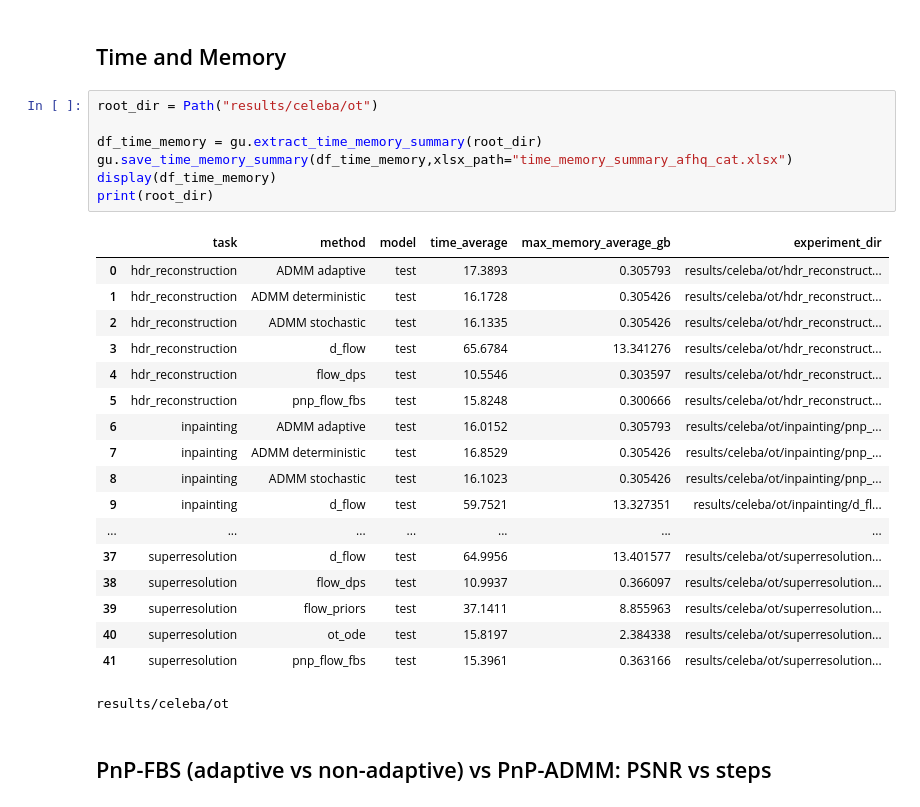
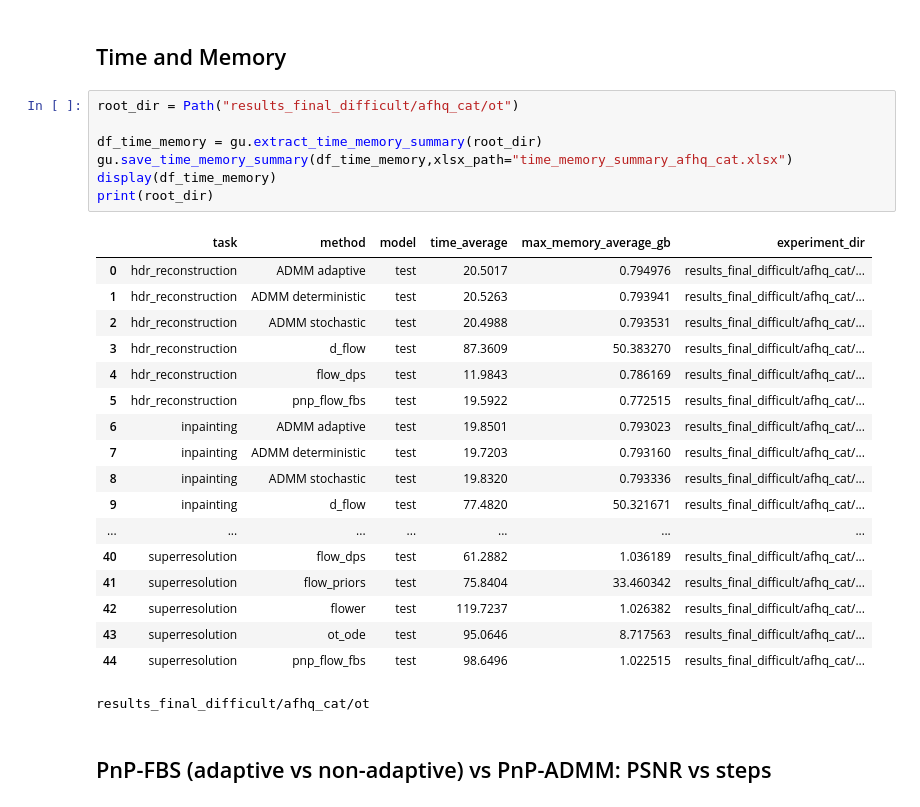
Before and after one commit to dibyanshu100/PnP_ConsensusFlow, a Jupyter notebook: graphs.ipynb, the cells around one changed output. Drawn from its saved outputs; the diff is of its cells as text.

```diff
--- a/graphs.ipynb
+++ b/graphs.ipynb
@@ -199,31 +196,31 @@ Saved: results/convergence_analysis_all_datasets.png
 # %% [markdown]
 ## Time and Memory
 # %%
-root_dir = Path("results/celeba/ot")
+root_dir = Path("results_final_difficult/afhq_cat/ot")
 
 df_time_memory = gu.extract_time_memory_summary(root_dir)
 gu.save_time_memory_summary(df_time_memory,xlsx_path="time_memory_summary_afhq_cat.xlsx")
 display(df_time_memory)
 print(root_dir)
 # %% [output]
 |  | task | method | model | time_average | max_memory_average_gb | experiment_dir |
-| 0 | hdr_reconstruction | ADMM adaptive | test | 17.3893 | 0.305793 | results/celeba/ot/hdr_reconstruct... |
-| 1 | hdr_reconstruction | ADMM deterministic | test | 16.1728 | 0.305426 | results/celeba/ot/hdr_reconstruct... |
-| 2 | hdr_reconstruction | ADMM stochastic | test | 16.1335 | 0.305426 | results/celeba/ot/hdr_reconstruct... |
-| 3 | hdr_reconstruction | d_flow | test | 65.6784 | 13.341276 | results/celeba/ot/hdr_reconstruct... |
-| 4 | hdr_reconstruction | flow_dps | test | 10.5546 | 0.303597 | results/celeba/ot/hdr_reconstruct... |
-| 5 | hdr_reconstruction | pnp_flow_fbs | test | 15.8248 | 0.300666 | results/celeba/ot/hdr_reconstruct... |
-| 6 | inpainting | ADMM adaptive | test | 16.0152 | 0.305793 | results/celeba/ot/inpainting/pnp_... |
-| 7 | inpainting | ADMM deterministic | test | 16.8529 | 0.305426 | results/celeba/ot/inpainting/pnp_... |
-| 8 | inpainting | ADMM stochastic | test | 16.1023 | 0.305426 | results/celeba/ot/inpainting/pnp_... |
-| 9 | inpainting | d_flow | test | 59.7521 | 13.327351 | results/celeba/ot/inpainting/d_fl... |
+| 0 | hdr_reconstruction | ADMM adaptive | test | 20.5017 | 0.794976 | results_final_difficult/afhq_cat/... |
+| 1 | hdr_reconstruction | ADMM deterministic | test | 20.5263 | 0.793941 | results_final_difficult/afhq_cat/... |
+| 2 | hdr_reconstruction | ADMM stochastic | test | 20.4988 | 0.793531 | results_final_difficult/afhq_cat/... |
+| 3 | hdr_reconstruction | d_flow | test | 87.3609 | 50.383270 | results_final_difficult/afhq_cat/... |
+| 4 | hdr_reconstruction | flow_dps | test | 11.9843 | 0.786169 | results_final_difficult/afhq_cat/... |
+| 5 | hdr_reconstruction | pnp_flow_fbs | test | 19.5922 | 0.772515 | results_final_difficult/afhq_cat/... |
+| 6 | inpainting | ADMM adaptive | test | 19.8501 | 0.793023 | results_final_difficult/afhq_cat/... |
+| 7 | inpainting | ADMM deterministic | test | 19.7203 | 0.793160 | results_final_difficult/afhq_cat/... |
+| 8 | inpainting | ADMM stochastic | test | 19.8320 | 0.793336 | results_final_difficult/afhq_cat/... |
+| 9 | inpainting | d_flow | test | 77.4820 | 50.321671 | results_final_difficult/afhq_cat/... |
 | ... | ... | ... | ... | ... | ... | ... |
-| 37 | superresolution | d_flow | test | 64.9956 | 13.401577 | results/celeba/ot/superresolution... |
-| 38 | superresolution | flow_dps | test | 10.9937 | 0.366097 | results/celeba/ot/superresolution... |
-| 39 | superresolution | flow_priors | test | 37.1411 | 8.855963 | results/celeba/ot/superresolution... |
-| 40 | superresolution | ot_ode | test | 15.8197 | 2.384338 | results/celeba/ot/superresolution... |
-| 41 | superresolution | pnp_flow_fbs | test | 15.3961 | 0.363166 | results/celeba/ot/superresolution... |
+| 40 | superresolution | flow_dps | test | 61.2882 | 1.036189 | results_final_difficult/afhq_cat/... |
+| 41 | superresolution | flow_priors | test | 75.8404 | 33.460342 | results_final_difficult/afhq_cat/... |
+| 42 | superresolution | flower | test | 119.7237 | 1.026382 | results_final_difficult/afhq_cat/... |
+| 43 | superresolution | ot_ode | test | 95.0646 | 8.717563 | results_final_difficult/afhq_cat/... |
+| 44 | superresolution | pnp_flow_fbs | test | 98.6496 | 1.022515 | results_final_difficult/afhq_cat/... |
-results/celeba/ot
+results_final_difficult/afhq_cat/ot
 # %% [markdown]
 ## PnP-FBS (adaptive vs non-adaptive) vs PnP-ADMM: PSNR vs steps
 # %%
```
Also changed, not shown: parts of 2 cells of this notebook, 1 other file.
